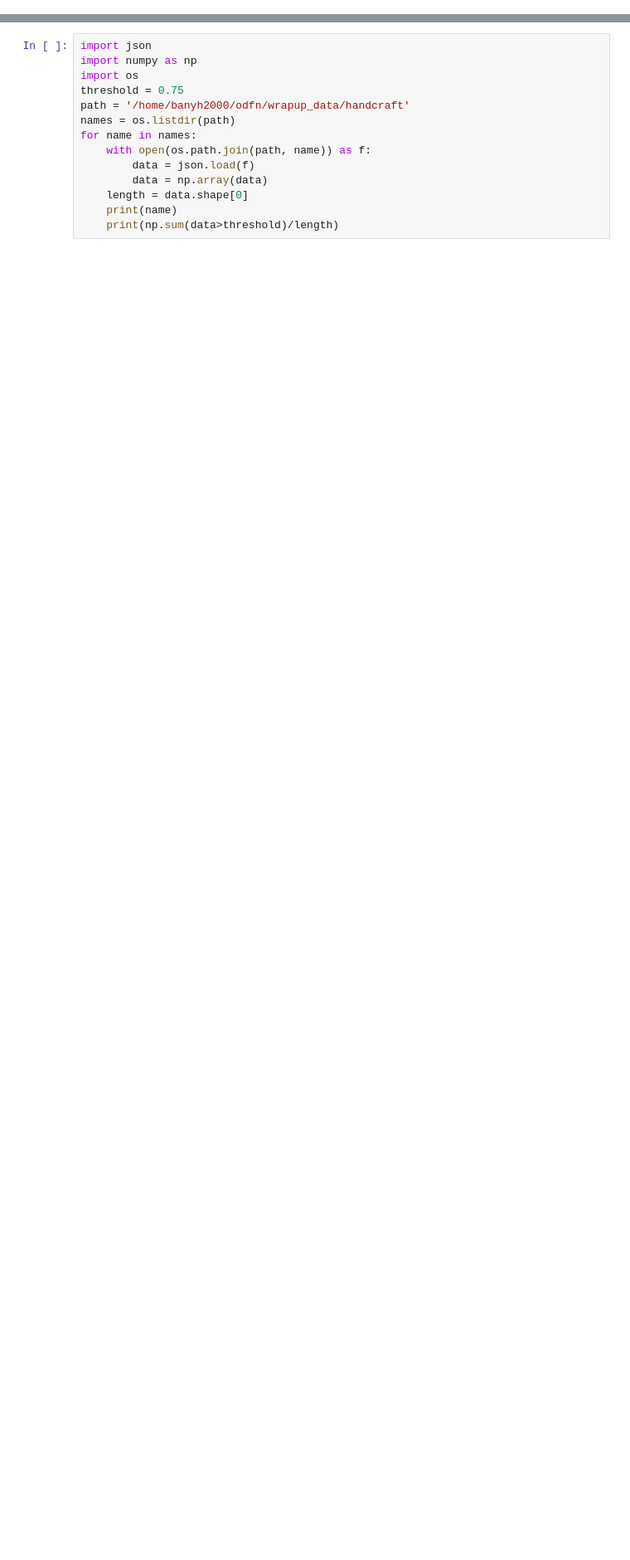
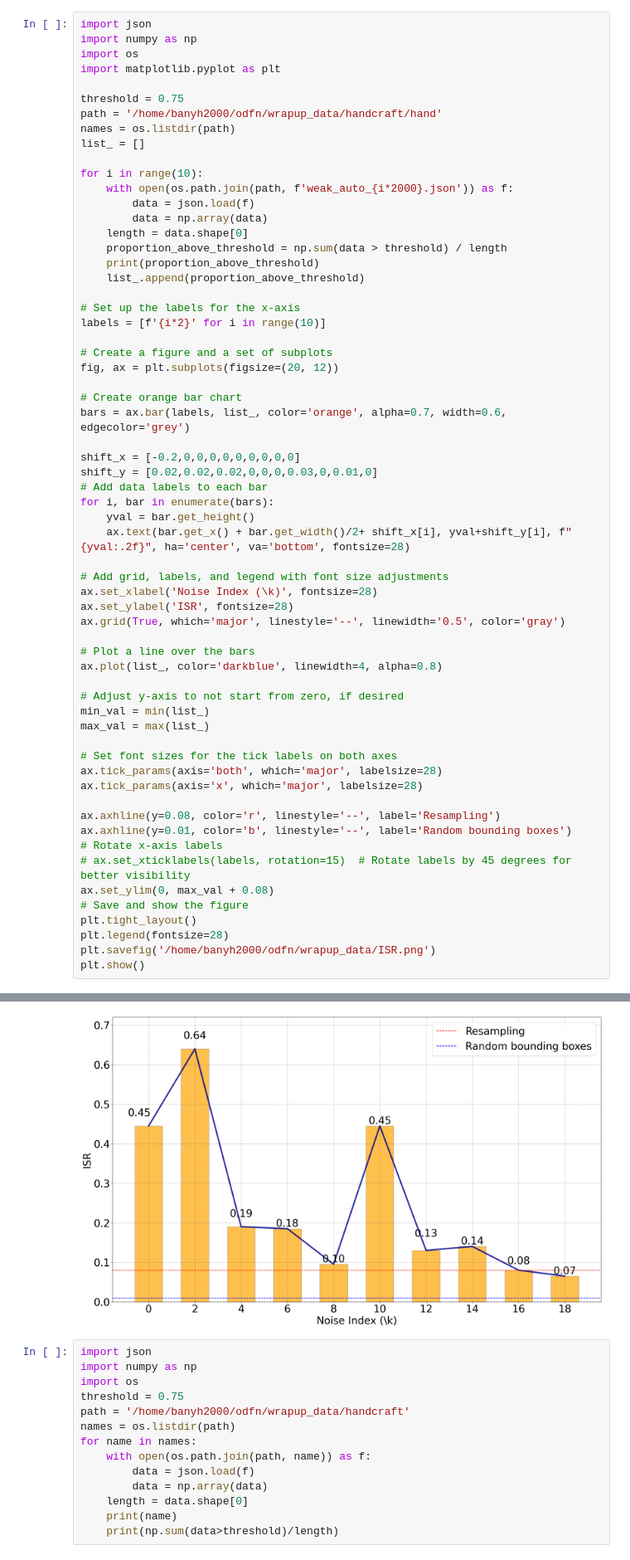
Before and after one commit to banyuanhao/diffusion-noise-detector, a Jupyter notebook: wrapup_data/handcrafted.ipynb, the cells around one changed output, grey strips where cells are left out. Shown: that part at 83% size. Saved outputs shown, nothing was run; the diff lists cells and outputs as text; blank space fills up the shorter version.

```diff
--- a/wrapup_data/handcrafted.ipynb
+++ b/wrapup_data/handcrafted.ipynb
@@ -72,3 +72,66 @@ plt.show()
 0.08
 0.065
 [figure]
+# %%
+import json
+import numpy as np
+import os
+import matplotlib.pyplot as plt
+
+threshold = 0.75
+path = '/home/banyh2000/odfn/wrapup_data/handcraft/hand'
+names = os.listdir(path)
+list_ = []
+
+for i in range(10):
+    with open(os.path.join(path, f'weak_auto_{i*2000}.json')) as f:
+        data = json.load(f)
+        data = np.array(data)
+    length = data.shape[0]
+    proportion_above_threshold = np.sum(data > threshold) / length
+    print(proportion_above_threshold)
+    list_.append(proportion_above_threshold)
+
+# Set up the labels for the x-axis
+labels = [f'{i*2}' for i in range(10)]
+
+# Create a figure and a set of subplots
+fig, ax = plt.subplots(figsize=(20, 12))
+
+# Create orange bar chart
+bars = ax.bar(labels, list_, color='orange', alpha=0.7, width=0.6, edgecolor='grey')
+
+shift_x = [-0.2,0,0,0,0,0,0,0,0,0]
+shift_y = [0.02,0.02,0.02,0,0,0,0.03,0,0.01,0]
+# Add data labels to each bar
+for i, bar in enumerate(bars):
+    yval = bar.get_height()
+    ax.text(bar.get_x() + bar.get_width()/2+ shift_x[i], yval+shift_y[i], f"{yval:.2f}", ha='center', va='bottom', fontsize=28)
+
+# Add grid, labels, and legend with font size adjustments
+ax.set_xlabel('Noise Index (\k)', fontsize=28)
+ax.set_ylabel('ISR', fontsize=28)
+ax.grid(True, which='major', linestyle='--', linewidth='0.5', color='gray')
+
+# Plot a line over the bars
+ax.plot(list_, color='darkblue', linewidth=4, alpha=0.8)
+
+# Adjust y-axis to not start from zero, if desired
+min_val = min(list_)
+max_val = max(list_)
+
+# Set font sizes for the tick labels on both axes
+ax.tick_params(axis='both', which='major', labelsize=28)
+ax.tick_params(axis='x', which='major', labelsize=28)
+
+ax.axhline(y=0.08, color='r', linestyle='--', label='Resampling')
+ax.axhline(y=0.01, color='b', linestyle='--', label='Random bounding boxes')
+# Rotate x-axis labels
+# ax.set_xticklabels(labels, rotation=15)  # Rotate labels by 45 degrees for better visibility
+ax.set_ylim(0, max_val + 0.08)
+# Save and show the figure
+plt.tight_layout()
+plt.legend(fontsize=28)
+plt.savefig('/home/banyh2000/odfn/wrapup_data/ISR.png')
+plt.show()
+# %% [output]
@@ -75,3 +148,4 @@ plt.show()
+[figure, added]
 # %%
 import json
 import numpy as np
```
Also changed, not shown: parts of 1 cell of this notebook, 13 other files.
